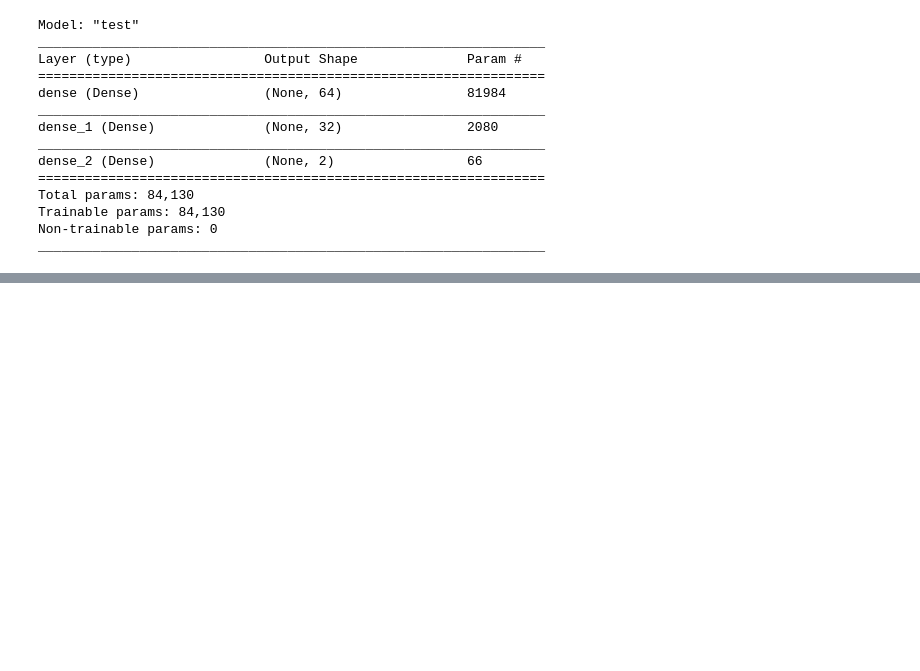
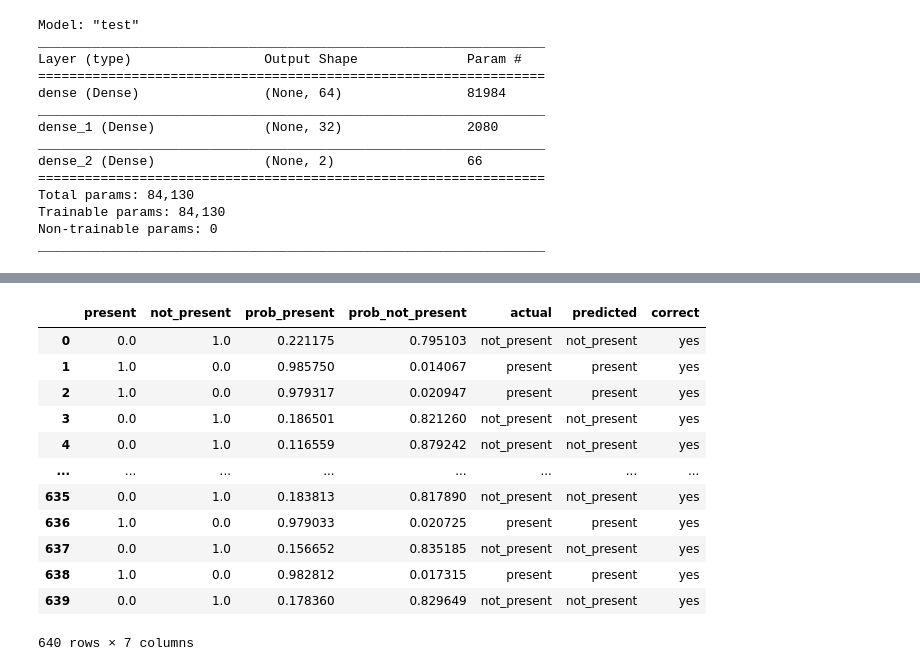
Before and after one commit to jeason15/ERAU-REU-2020, a Jupyter notebook: exploratory-analysis.ipynb, the cells around one changed output, grey strips where cells are left out. Drawn from its saved outputs; the diff is of its cells as text; code cells hidden in the pictures; blank space fills up the shorter version.

```diff
--- a/exploratory-analysis.ipynb
+++ b/exploratory-analysis.ipynb
@@ -188,0 +222,54 @@ y_pred
+# %%
+x = df.drop(['behavior','signal','multiple','drone_present'],axis=1).values
+pca = decomposition.PCA(n_components=200)
+pca.fit(x)
+x_transformed = pca.transform(x)
+# %%
+presence_labs = df['drone_present']
+
+pca = decomposition.PCA(n_components=200)
+pca.fit(x)
+x = pca.transform(x)
+
+values = np.array(presence_labs)
+label_encoder = LabelEncoder()
+integer_encoded = label_encoder.fit_transform(values)
+
+onehot_encoder = OneHotEncoder(sparse=False)
+integer_encoded = integer_encoded.reshape(len(integer_encoded), 1)
+y = onehot_encoder.fit_transform(integer_encoded)
+
+x_train, x_test, y_train, y_test = train_test_split(x, y, test_size=0.2)
+
+model = keras.Sequential(name='test')
+model.add(Dense(64, activation='relu', input_shape=(200,)))
+model.add(Dense(32, activation='relu'))
+model.add(Dense(2, activation='sigmoid'))
+
+model.compile(optimizer='sgd', loss='binary_crossentropy', metrics=['accuracy'])
+model.build(input_shape=(65,))
+model.summary()
+
+fit1 = model.fit(x = x_train,
+        y = y_train,
+        epochs = 100,
+        batch_size = 32,
+        validation_split = .2,
+        verbose=True)
+
+prediction = model.predict(x_test)
+prediction_df = pd.DataFrame(prediction, columns=['prob_present','prob_not_present'])
+
+y_test = pd.DataFrame(y_test,columns=['present','not_present'])
+
+y_pred = y_test >> bind_cols(prediction_df)
+
+y_pred >>= mutate(actual = case_when([y_pred.present == 1, 'present'],
+[y_pred.not_present == 1, 'not_present']),
+predicted = case_when([y_pred.prob_present > y_pred.prob_not_present, 'present'],
+[y_pred.prob_present < y_pred.prob_not_present, 'not_present']))
+
+y_pred >>= mutate(correct = case_when([y_pred.actual == y_pred.predicted, 'yes'],
+[y_pred.actual != y_pred.predicted, 'no']))
+y_pred
+# %% [output]
@@ -188,0 +293,13 @@ y_pred
+|  | present | not_present | prob_present | prob_not_present | actual | predicted | correct |
+| 0 | 0.0 | 1.0 | 0.221175 | 0.795103 | not_present | not_present | yes |
+| 1 | 1.0 | 0.0 | 0.985750 | 0.014067 | present | present | yes |
+| 2 | 1.0 | 0.0 | 0.979317 | 0.020947 | present | present | yes |
+| 3 | 0.0 | 1.0 | 0.186501 | 0.821260 | not_present | not_present | yes |
+| 4 | 0.0 | 1.0 | 0.116559 | 0.879242 | not_present | not_present | yes |
+| ... | ... | ... | ... | ... | ... | ... | ... |
+| 635 | 0.0 | 1.0 | 0.183813 | 0.817890 | not_present | not_present | yes |
+| 636 | 1.0 | 0.0 | 0.979033 | 0.020725 | present | present | yes |
+| 637 | 0.0 | 1.0 | 0.156652 | 0.835185 | not_present | not_present | yes |
+| 638 | 1.0 | 0.0 | 0.982812 | 0.017315 | present | present | yes |
+| 639 | 0.0 | 1.0 | 0.178360 | 0.829649 | not_present | not_present | yes |
+640 rows × 7 columns
```
Also changed, not shown: parts of 8 cells of this notebook.
